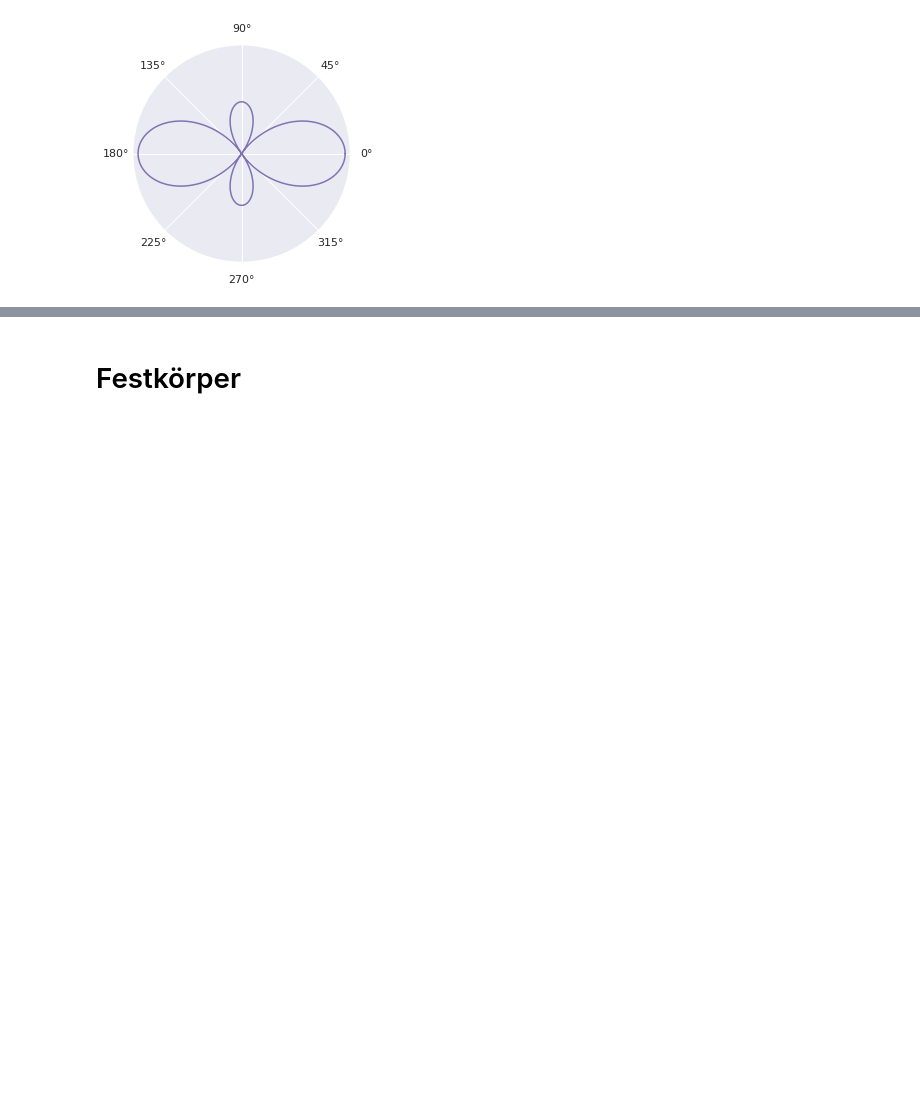
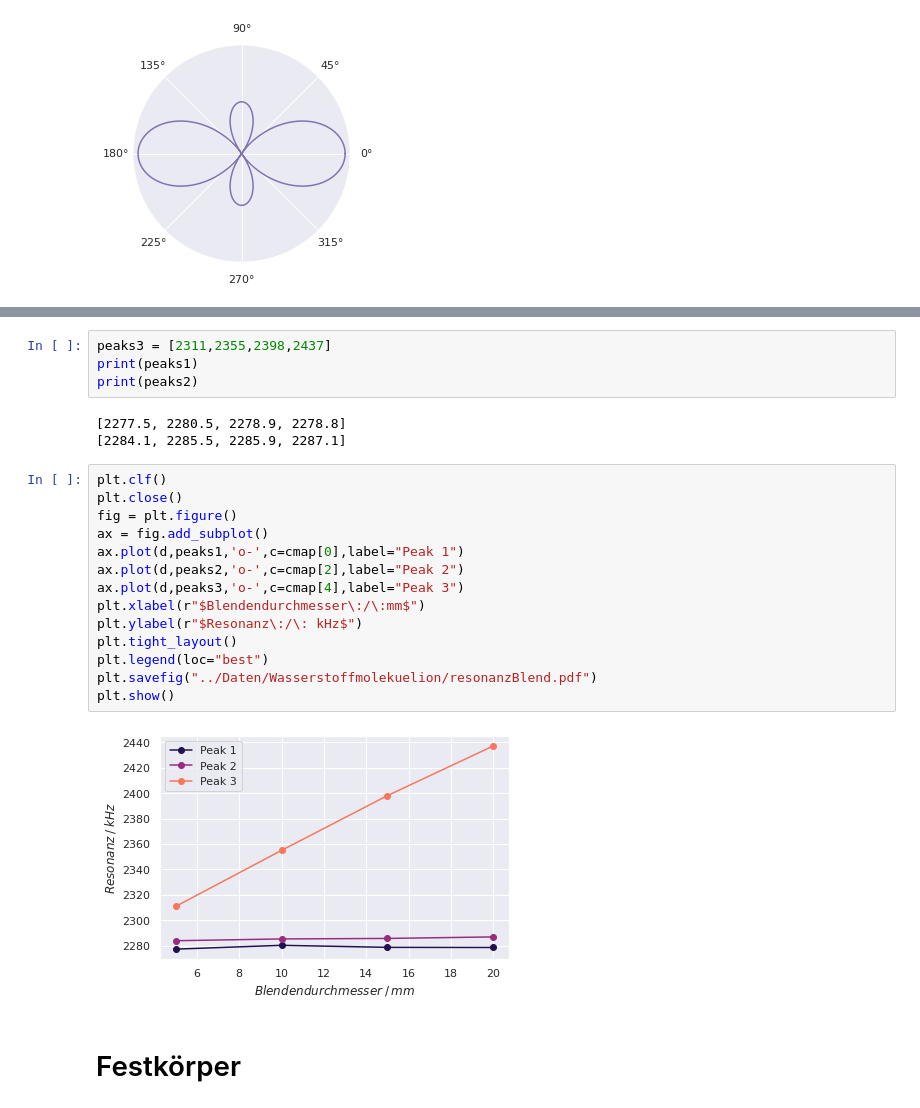
Before and after one commit to lydiavonderweiden/V23-1, a Jupyter notebook: Code/plots.ipynb, the cells around one changed output, grey strips where cells are left out. Cells and saved outputs as stored; diff of their text form; blank space fills up the shorter version.

```diff
--- a/Code/plots.ipynb
+++ b/Code/plots.ipynb
@@ -339,3 +436,26 @@ plt.show()
+# %%
+peaks3 = [2311,2355,2398,2437]
+print(peaks1)
+print(peaks2)
+# %% [output]
+[2277.5, 2280.5, 2278.9, 2278.8]
+[2284.1, 2285.5, 2285.9, 2287.1]
+# %%
+plt.clf()
+plt.close()
+fig = plt.figure()
+ax = fig.add_subplot()
+ax.plot(d,peaks1,'o-',c=cmap[0],label="Peak 1")
+ax.plot(d,peaks2,'o-',c=cmap[2],label="Peak 2")
+ax.plot(d,peaks3,'o-',c=cmap[4],label="Peak 3")
+plt.xlabel(r"$Blendendurchmesser\:/\:mm$")
+plt.ylabel(r"$Resonanz\:/\: kHz$")
+plt.tight_layout()
+plt.legend(loc="best")
+plt.savefig("../Daten/Wasserstoffmolekuelion/resonanzBlend.pdf")
+plt.show()
+# %% [output]
+[figure, added]
 # %% [markdown]
 # Festkörper
 # %%
```
Also changed, not shown: parts of 5 cells of this notebook, 33 other files.
